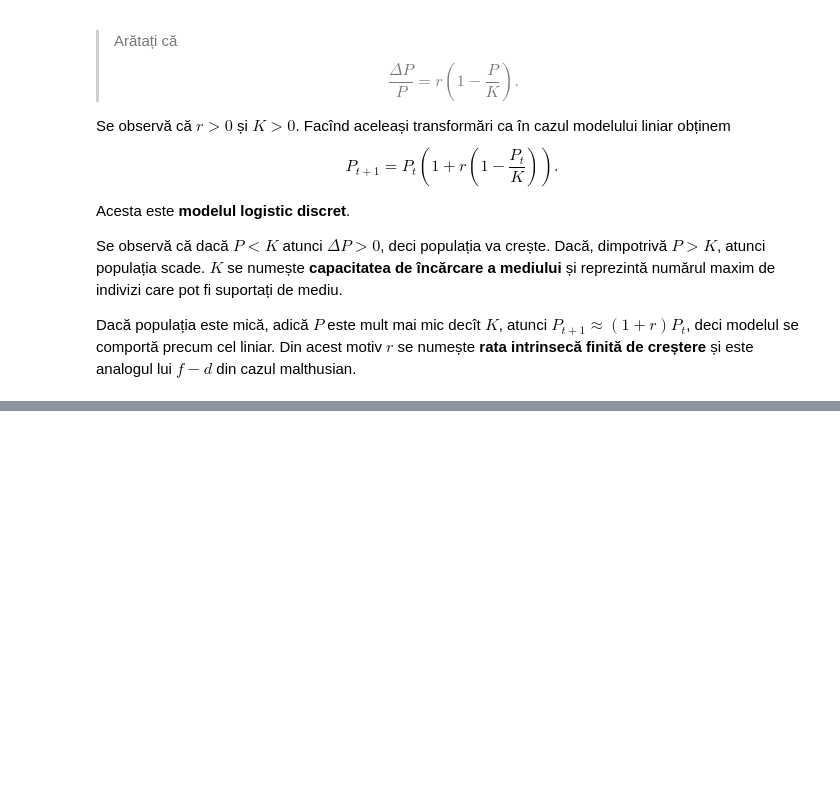
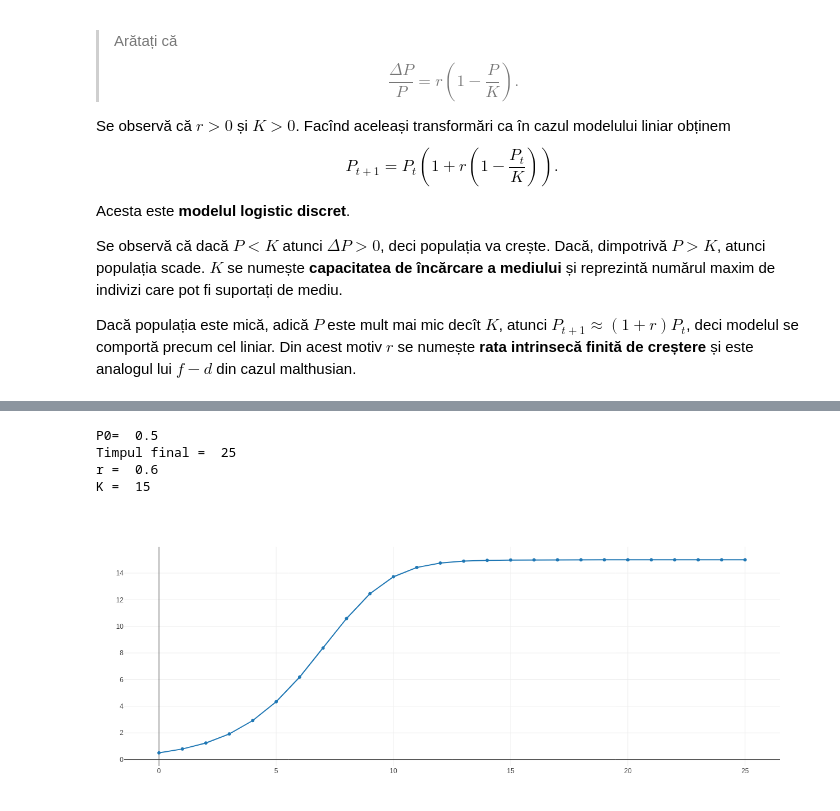
Before and after one commit to adhalanay/curs-biologie-2021, a Jupyter notebook: Cursul1.ipynb, the cells around one changed output, grey strips where cells are left out. Cells and saved outputs as stored; diff of their text form; code cells hidden in the pictures; blank space fills up the shorter version.

```diff
--- a/Cursul1.ipynb
+++ b/Cursul1.ipynb
@@ -167,17 +167,23 @@ K =  10
 # %%
 using PlotlyJS,IJulia
 P = IJulia.readprompt("P0= ")
 P = parse(Float64, P)
 tstop = IJulia.readprompt("Timpul final = ")
 tstop = parse(Int64,tstop)
 r = IJulia.readprompt("r = ")
 r = parse(Float64,r)
 K = IJulia.readprompt("K = ")
 K = parse(Float64,K)
 vals=[P]
 for t in 1:tstop
     P=(1+r*(1-P/K))*P
     append!(vals,P)
 end
 trace=scatter(x=collect(0:tstop),y=vals, mode="lines+markers", name="Nr. de indivizi")
-plot([trace],Layout(legend_title_text="Populație"),aspect_ratio=:equal)
+plot([trace],Layout(legend_title_text="Populație"))
+# %% [output]
+P0=  0.5
+Timpul final =  25
+r =  0.6
+K =  15
+[figure, added]
```
Also changed, not shown: parts of 2 cells of this notebook.
